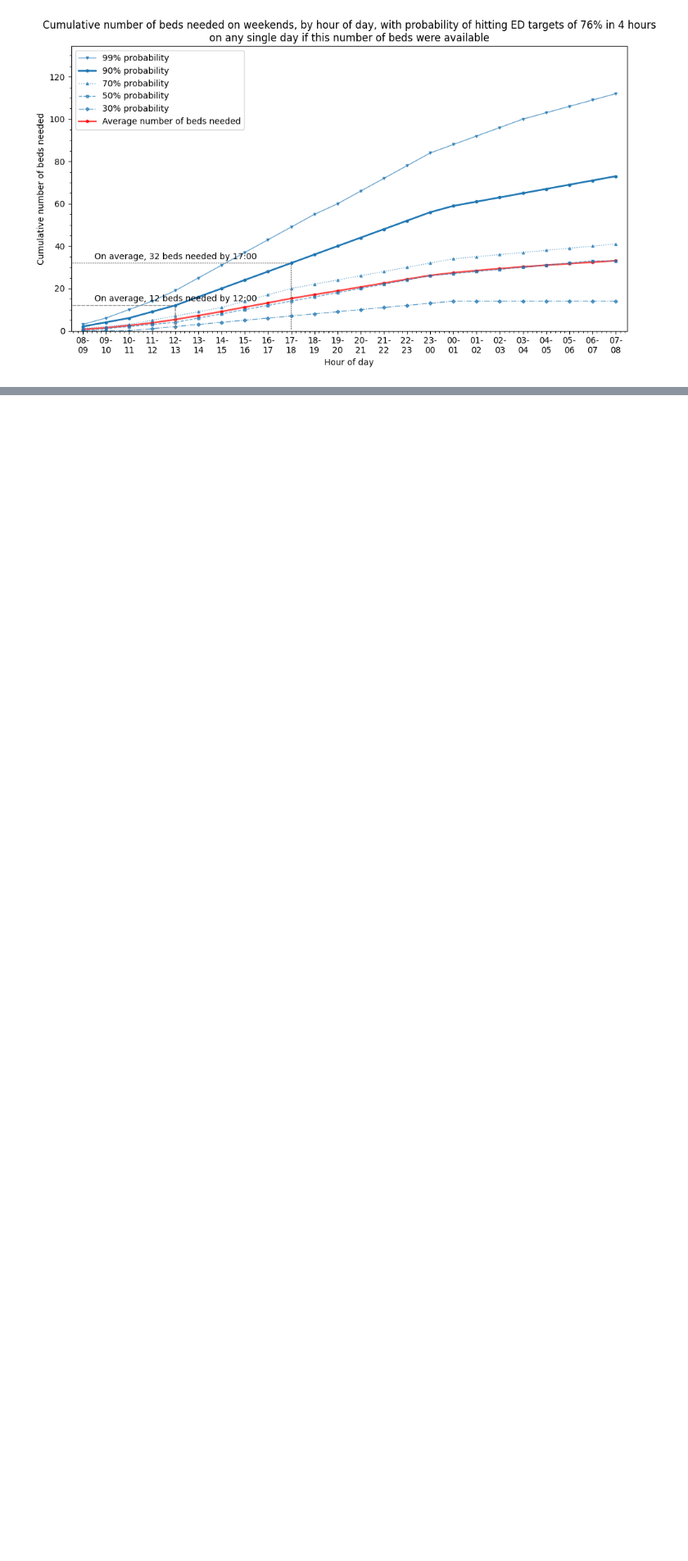
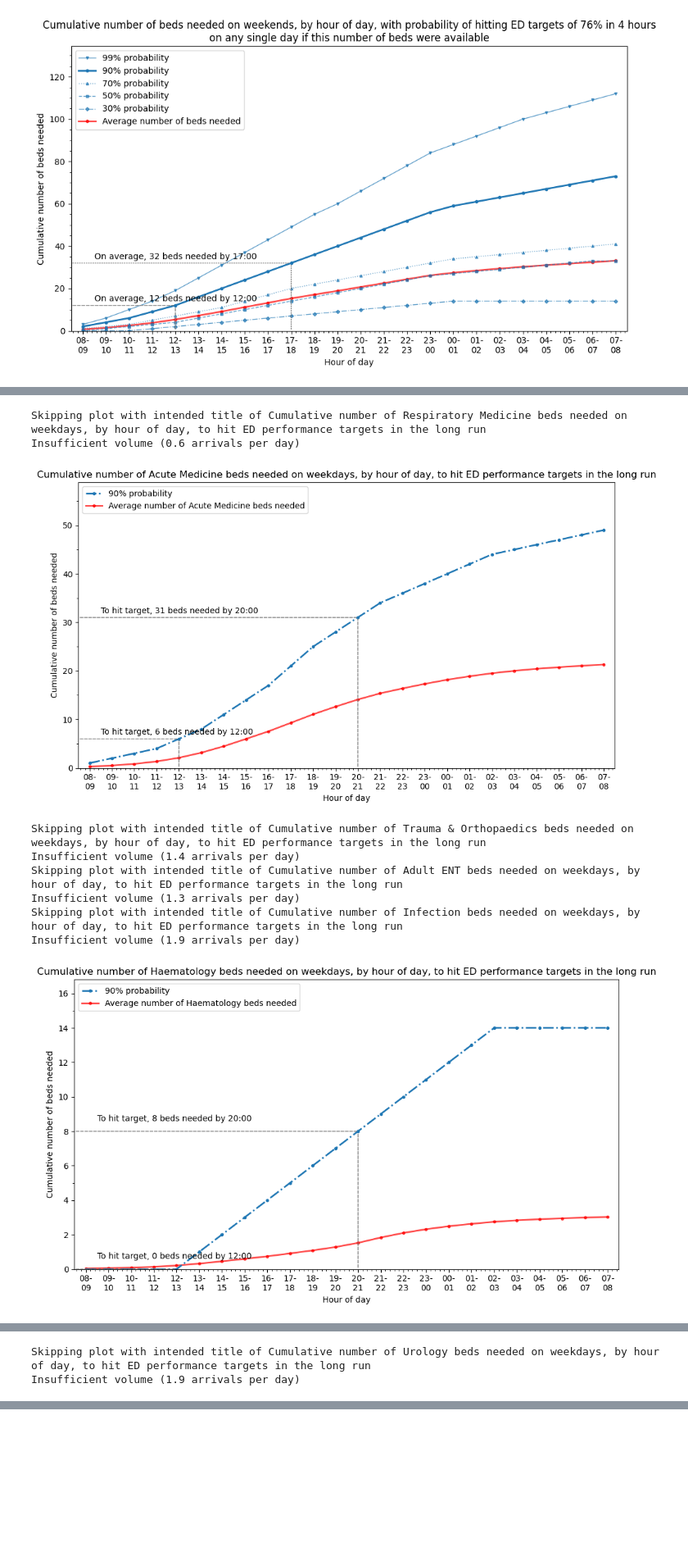
Before and after one commit to zmek/patientflow, a Jupyter notebook: notebooks/7_Visualise_un-delayed_demand_uclh.ipynb, the cells around one changed output, grey strips where cells are left out. Shown at 82% size. Drawn from its saved outputs; the diff is of its cells as text; code cells hidden in the pictures; blank space fills up the shorter version.

```diff
--- a/notebooks/7_Visualise_un-delayed_demand_uclh.ipynb
+++ b/notebooks/7_Visualise_un-delayed_demand_uclh.ipynb
@@ -647,6 +651,15 @@ Index(['HospitalProviderSpellNumber', 'AdmissionType', 'is_child', 'Sex',
 # %%
-specialties = ['Acute Medicine', 'Accident & Emergency',
-       'Paediatric - General', 'Oncology - Acute Oncology Service',
-       'ENT - General', 'General Surgery - General',
-       'Gynaecology - Oncology', 'Neurology - General Stroke',
-       'Infectious Diseases', 'Oncology - Gynae - Medical']
+
+specialties = inpatient_arrivals[(inpatient_arrivals.index > '2023-01-01') & (~inpatient_arrivals.DestinationReportUnit.isnull())]['DestinationReportUnit'].unique()
+plot_by_specialty(scenarios['weekdays'], specialties, specialty_name = 'DestinationReportUnit' )
+# %% [output]
+Skipping plot with intended title of Cumulative number of Respiratory Medicine beds needed on weekdays, by hour of day, to hit ED performance targets in the long run
+Insufficient volume (0.6 arrivals per day)
+[figure, added]
+Skipping plot with intended title of Cumulative number of Trauma & Orthopaedics beds needed on weekdays, by hour of day, to hit ED performance targets in the long run
+Insufficient volume (1.4 arrivals per day)
+Skipping plot with intended title of Cumulative number of Adult ENT beds needed on weekdays, by hour of day, to hit ED performance targets in the long run
+Insufficient volume (1.3 arrivals per day)
+Skipping plot with intended title of Cumulative number of Infection beds needed on weekdays, by hour of day, to hit ED performance targets in the long run
+Insufficient volume (1.9 arrivals per day)
+[figure, added]
@@ -652,0 +667,2 @@ specialties = ['Acute Medicine', 'Accident & Emergency',
+Skipping plot with intended title of Cumulative number of Urology beds needed on weekdays, by hour of day, to hit ED performance targets in the long run
+Insufficient volume (1.9 arrivals per day)
```
Also changed, not shown: parts of 21 cells of this notebook.
